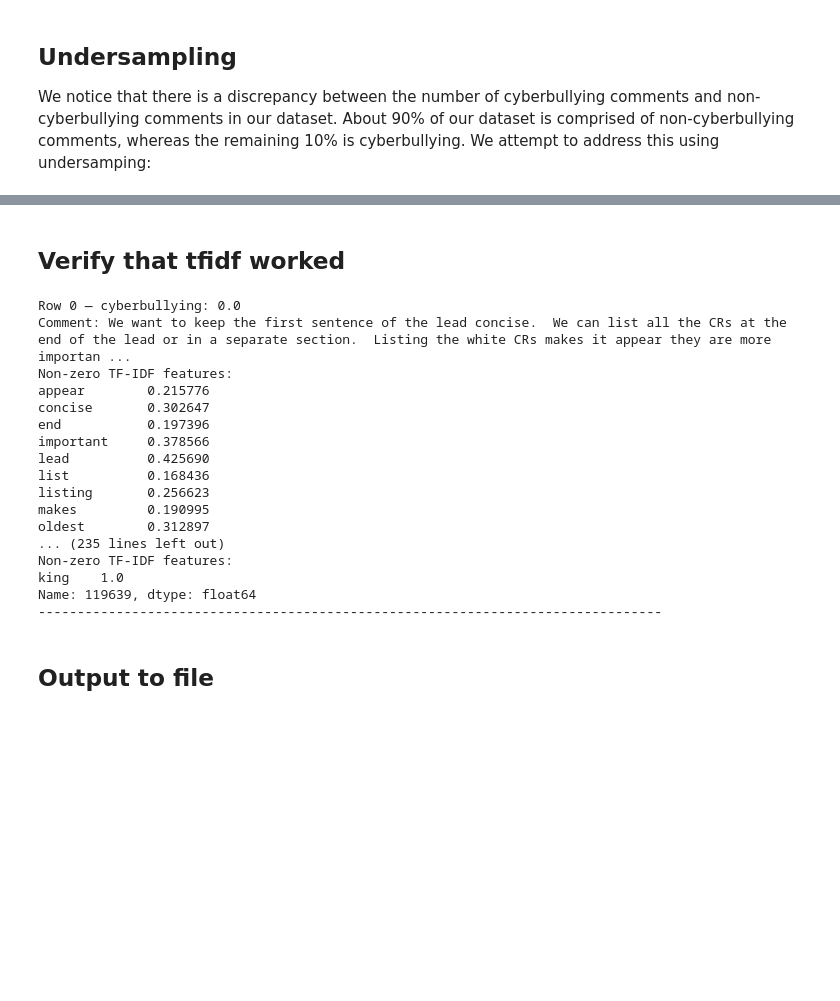
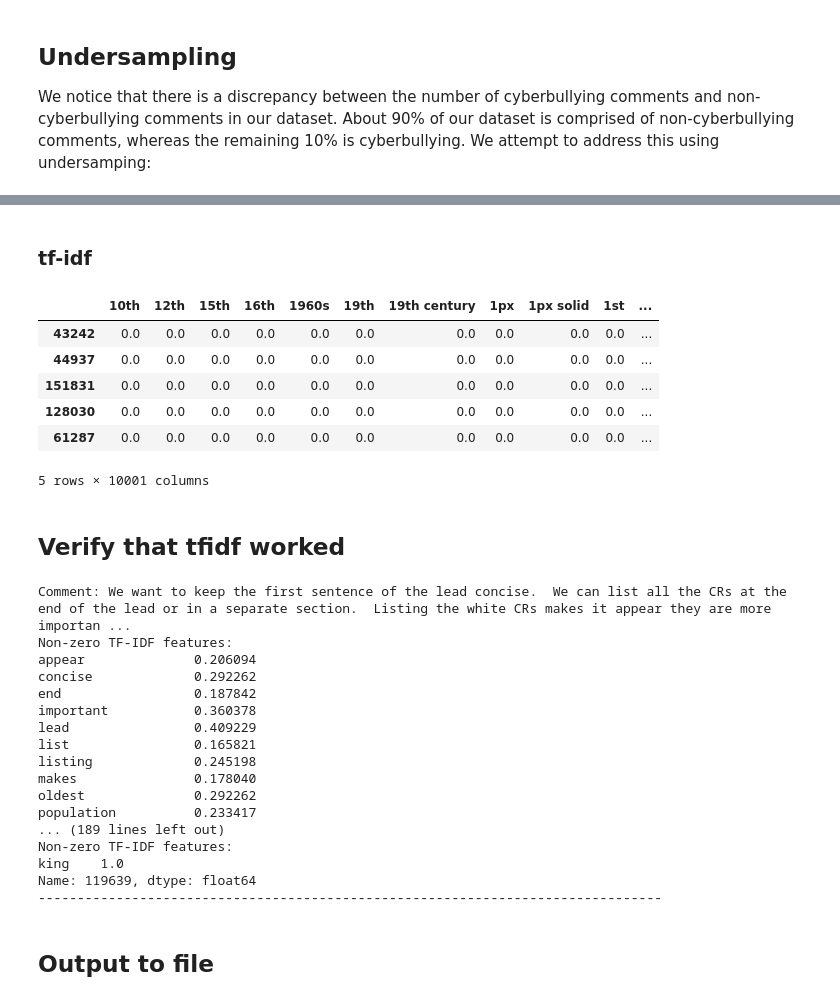
Before and after one commit to k3yg4n/cyberbully-classifier, a Jupyter notebook: data/get_dataset.ipynb, the cells around one changed output, grey strips where cells are left out. Saved outputs shown, nothing was run; the diff lists cells and outputs as text; code cells hidden in the pictures; blank space fills up the shorter version.

```diff
--- a/data/get_dataset.ipynb
+++ b/data/get_dataset.ipynb
@@ -124,40 +125,67 @@ Name: count, dtype: int64
+# %% [markdown]
+### tf-idf
+# %%
+# Initialize TF-IDF Vectorizer
+vectorizer = TfidfVectorizer(
+    max_features=10000,  # limit vocabulary size
+    stop_words='english', # filter out common words that typically do not carry significant meaning in text analysis, such as "the," "a," "is,"
+    lowercase=True, # Convert to lowercase before tokenizing
+    token_pattern = u'(?ui)\\b(?=\\w*[a-z])\\w{3,}\\b', # At least 3 characters, and at least one letter
+    min_df=2,                  # Ignore terms that appear in fewer than 2 docs
+    ngram_range=(1, 2),        # Use unigrams and bigrams (e.g., "shut up")
+)
+
+# Apply TF-IDF on the 'comment_text' column
+X_tfidf = vectorizer.fit_transform(df_balanced['comment_text'])
+
+# Convert to DataFrame for saving
+tfidf_df = pd.DataFrame(
+    X_tfidf.toarray(),
+    columns=vectorizer.get_feature_names_out(),
+    index=df_balanced.index  # preserve original index
+)
+
+# Append the binary label
+tfidf_df['cyberbullying'] = df_balanced['cyberbullying'].values
+tfidf_df.head(5)
+# %% [output]
+|  | 10th | 12th | 15th | 16th | 1960s | 19th | 19th century | 1px | 1px solid | 1st | ... |
+| 43242 | 0.0 | 0.0 | 0.0 | 0.0 | 0.0 | 0.0 | 0.0 | 0.0 | 0.0 | 0.0 | ... |
+| 44937 | 0.0 | 0.0 | 0.0 | 0.0 | 0.0 | 0.0 | 0.0 | 0.0 | 0.0 | 0.0 | ... |
+| 151831 | 0.0 | 0.0 | 0.0 | 0.0 | 0.0 | 0.0 | 0.0 | 0.0 | 0.0 | 0.0 | ... |
+| 128030 | 0.0 | 0.0 | 0.0 | 0.0 | 0.0 | 0.0 | 0.0 | 0.0 | 0.0 | 0.0 | ... |
+| 61287 | 0.0 | 0.0 | 0.0 | 0.0 | 0.0 | 0.0 | 0.0 | 0.0 | 0.0 | 0.0 | ... |
+5 rows × 10001 columns
 # %% [markdown]
 ## Verify that tfidf worked
 # %%
-# Add the original comment_text back to df_balanced using the original df index
-df_balanced_with_comments = df_balanced.copy(deep=True)
-df_balanced_with_comments['comment_text'] = df.loc[df_balanced.index, 'comment_text'].values
-
 # Show non-zero TF-IDF features and original comment text for the first 10 rows
 for idx in range(10):
     original_idx = df_balanced.index[idx]  # index in the original df
     original_comment = df.loc[original_idx, 'comment_text']
 
-    row = df_balanced.iloc[idx]
-    label = row['cyberbullying']
+    tfidf_row = tfidf_df.iloc[idx].drop('cyberbullying')
+    non_zero_features = tfidf_row[tfidf_row > 0]
 
-    feature_values = row.drop('cyberbullying')
-    non_zero_features = feature_values[feature_values > 0]
-
-    print(f"Row {idx} — cyberbullying: {label}")
+    label = df_balanced.loc[original_idx, 'cyberbullying']
     print(f"Comment: {original_comment}")
     print("Non-zero TF-IDF features:")
     print(non_zero_features)
     print('-' * 80)
 # %% [output]
-Row 0 — cyberbullying: 0.0
 Comment: We want to keep the first sentence of the lead concise.  We can list all the CRs at the end of the lead or in a separate section.  Listing the white CRs makes it appear they are more importan ...
 Non-zero TF-IDF features:
-appear        0.215776
-concise       0.302647
-end           0.197396
-important     0.378566
-lead          0.425690
-list          0.168436
-listing       0.256623
-makes         0.190995
-oldest        0.312897
-... (235 lines left out)
+appear              0.206094
+concise             0.292262
+end                 0.187842
+important           0.360378
+lead                0.409229
+list                0.165821
+listing             0.245198
+makes               0.178040
+oldest              0.292262
+population          0.233417
+... (189 lines left out)
 Non-zero TF-IDF features:
 king    1.0
 Name: 119639, dtype: float64
```
Also changed, not shown: parts of 8 cells of this notebook.
